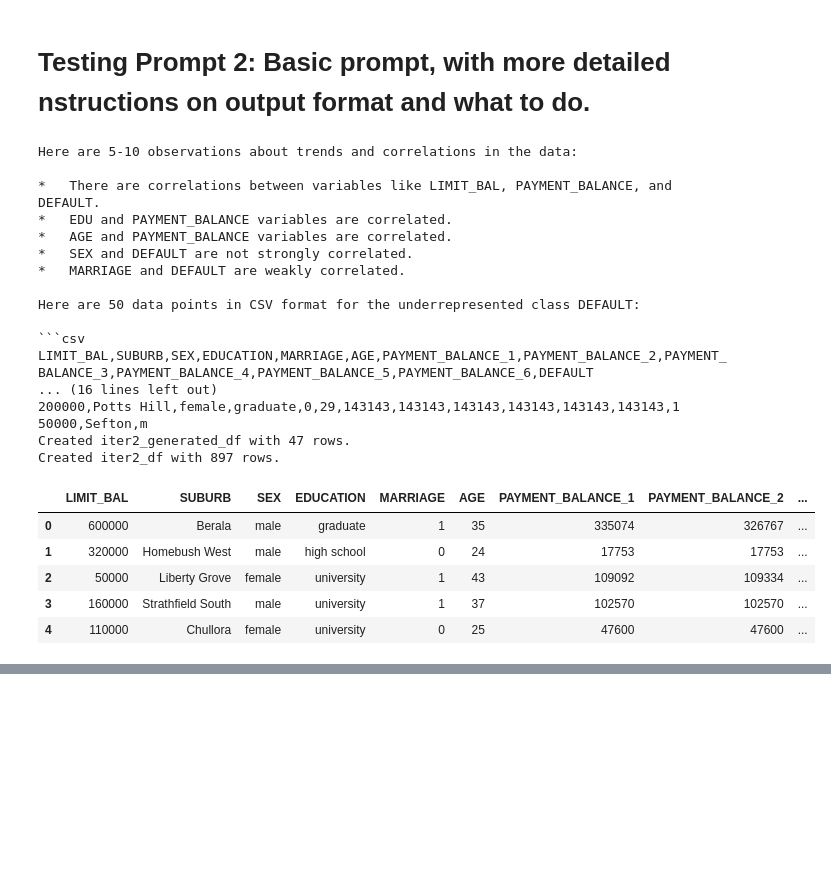
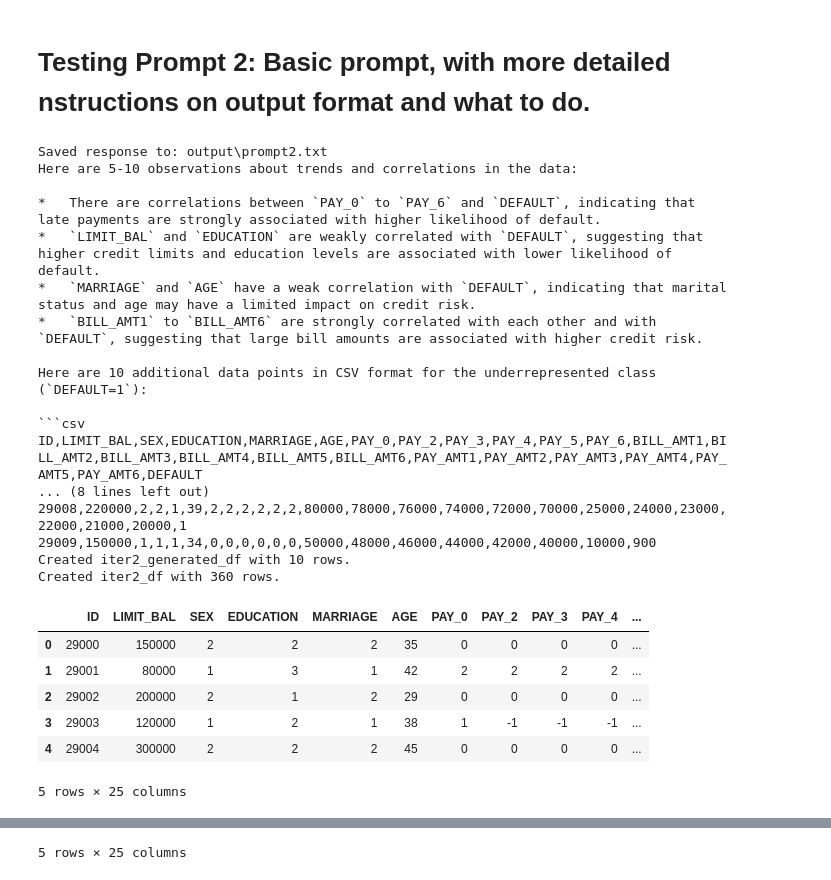
Before and after one commit to sydneycally-inclane-2812/gen-ai-prompt-evaluation, a Jupyter notebook: building-dataset.ipynb, the cells around one changed output, grey strips where cells are left out. Drawn from its saved outputs; the diff is of its cells as text; code cells hidden in the pictures; blank space fills up the shorter version.

````diff
--- a/building-dataset.ipynb
+++ b/building-dataset.ipynb
@@ -580,7 +608,7 @@ def evaluate_generated_data(real_df, generated_df, target_col="DEFAULT"):
 # %%
 # Sampling the dataset to simulate imbalance, targeting 30% of non-default.
 random_state = 42
-retain_nondefault_frac = 0.7
+retain_nondefault_frac = 0.75
 
 # Use balanced_df if available; otherwise fallback to clean_df.
 source_df = balanced_df.copy() if "balanced_df" in locals() else clean_df.copy()
@@ -767,7 +795,7 @@ def build_augmented_dataset(response_text, source_df, generated_name, combined_n
 # Testing prompt -1: The basic of basic prompts, literally zero instructions except doing this
 # %%
 # Testing baseline -1
-run_generation = False  # Set to False to skip API call
+run_generation = True  # Set to False to skip API call
 
 output_dir = "output"
 output_file = os.path.join(output_dir, "baseline-1.txt")
@@ -824,8 +852,8 @@ Can't load csv: No CSV code block found in LLM response.
 # %% [markdown]
 # Testing Prompt 0: Basic prompt, with more detailed nstructions on output format and what to do.
 # %%
-# Testing baseline -1
-run_generation = False  # Set to False to skip API call
+# Testing baseline 0
+run_generation = True  # Set to False to skip API call
 
 output_dir = "output"
 output_file = os.path.join(output_dir, "baseline0.txt")
@@ -840,7 +868,7 @@ if run_generation:
     """
     user_prompt = \
     f"""
-    Given this dataset, generate 50 additional data points in CSV format with the same columns.\n\n{data_csv}
+    Given this dataset, generate 10 additional data points in CSV format with the same columns.\n\n{data_csv}
 	"""
 
     response = generate_data(
@@ -904,7 +931,7 @@ if run_generation:
     """
     user_prompt = \
     f"""
-    Given this dataset, generate 50 additional data points in CSV format with the same columns.\n\n{data_csv}
+    Given this dataset, generate 10 additional data points in CSV format with the same columns.\n\n{data_csv}
 	"""
 
     response = generate_data(
@@ -970,54 +997,55 @@ if run_generation:
     """
     user_prompt = \
     f"""
-    Given this dataset, generate exactly 50 additional data points in CSV format, target variable is DEFAULT. Maintain syntactic compatibility.\n\n{data_csv}
+    Given this dataset, generate exactly 10 additional data points in CSV format, target variable is DEFAULT. Maintain syntactic compatibility.\n\n{data_csv}
 	"""
 
     response = generate_data(
         system_prompt=system_prompt,
         prompt=user_prompt,
         model="meta-llama/llama-4-scout-17b-16e-instruct",
         max_tokens=8192,
     )
     with open(output_file, "w", encoding="utf-8") as f:
         f.write(response)
     print(f"Saved response to: {output_file}")
 
 # Read latest saved output (if present) and build appended dataset.
 try:
     with open(output_file, "r", encoding="utf-8") as f:
         response = f.read()
     print(response[:2000])  # Print head to keep output manageable.
     iter2_generated_df, iter2_df = build_augmented_dataset(
         response_text=response,
         source_df=imbalanced_df,
         generated_name="iter2_generated_df",
         combined_name="iter2_df",
     )
 except Exception as e:
     print("ERROR")
     print("Can't load csv:", e)
 # %% [output]
+Saved response to: output\prompt2.txt
 Here are 5-10 observations about trends and correlations in the data:
 
-*   There are correlations between variables like LIMIT_BAL, PAYMENT_BALANCE, and DEFAULT.
-*   EDU and PAYMENT_BALANCE variables are correlated.
-*   AGE and PAYMENT_BALANCE variables are correlated.
-*   SEX and DEFAULT are not strongly correlated.
-*   MARRIAGE and DEFAULT are weakly correlated.
+*   There are correlations between `PAY_0` to `PAY_6` and `DEFAULT`, indicating that late payments are strongly associated with higher likelihood of default.
+*   `LIMIT_BAL` and `EDUCATION` are weakly correlated with `DEFAULT`, suggesting that higher credit limits and education levels are associated with lower likelihood of default.
+*   `MARRIAGE` and `AGE` have a weak correlation with `DEFAULT`, indicating that marital status and age may have a limited impact on credit risk.
+*   `BILL_AMT1` to `BILL_AMT6` are strongly correlated with each other and with `DEFAULT`, suggesting that large bill amounts are associated with higher credit risk.
 
-Here are 50 data points in CSV format for the underrepresented class DEFAULT:
+Here are 10 additional data points in CSV format for the underrepresented class (`DEFAULT=1`):
 
 ```csv
-LIMIT_BAL,SUBURB,SEX,EDUCATION,MARRIAGE,AGE,PAYMENT_BALANCE_1,PAYMENT_BALANCE_2,PAYMENT_BALANCE_3,PAYMENT_BALANCE_4,PAYMENT_BALANCE_5,PAYMENT_BALANCE_6,DEFAULT
-... (16 lines left out)
-200000,Potts Hill,female,graduate,0,29,143143,143143,143143,143143,143143,143143,1
-50000,Sefton,m
-Created iter2_generated_df with 47 rows.
-Created iter2_df with 897 rows.
+ID,LIMIT_BAL,SEX,EDUCATION,MARRIAGE,AGE,PAY_0,PAY_2,PAY_3,PAY_4,PAY_5,PAY_6,BILL_AMT1,BILL_AMT2,BILL_AMT3,BILL_AMT4,BILL_AMT5,BILL_AMT6,PAY_AMT1,PAY_AMT2,PAY_AMT3,PAY_AMT4,PAY_AMT5,PAY_AMT6,DEFAULT
+... (8 lines left out)
+29008,220000,2,2,1,39,2,2,2,2,2,2,80000,78000,76000,74000,72000,70000,25000,24000,23000,22000,21000,20000,1
+29009,150000,1,1,1,34,0,0,0,0,0,0,50000,48000,46000,44000,42000,40000,10000,900
+Created iter2_generated_df with 10 rows.
+Created iter2_df with 360 rows.
-|  | LIMIT_BAL | SUBURB | SEX | EDUCATION | MARRIAGE | AGE | PAYMENT_BALANCE_1 | PAYMENT_BALANCE_2 | ... |
-| 0 | 600000 | Berala | male | graduate | 1 | 35 | 335074 | 326767 | ... |
-| 1 | 320000 | Homebush West | male | high school | 0 | 24 | 17753 | 17753 | ... |
-| 2 | 50000 | Liberty Grove | female | university | 1 | 43 | 109092 | 109334 | ... |
-| 3 | 160000 | Strathfield South | male | university | 1 | 37 | 102570 | 102570 | ... |
-| 4 | 110000 | Chullora | female | university | 0 | 25 | 47600 | 47600 | ... |
+|  | ID | LIMIT_BAL | SEX | EDUCATION | MARRIAGE | AGE | PAY_0 | PAY_2 | PAY_3 | PAY_4 | ... |
+| 0 | 29000 | 150000 | 2 | 2 | 2 | 35 | 0 | 0 | 0 | 0 | ... |
+| 1 | 29001 | 80000 | 1 | 3 | 1 | 42 | 2 | 2 | 2 | 2 | ... |
+| 2 | 29002 | 200000 | 2 | 1 | 2 | 29 | 0 | 0 | 0 | 0 | ... |
+| 3 | 29003 | 120000 | 1 | 2 | 1 | 38 | 1 | -1 | -1 | -1 | ... |
+| 4 | 29004 | 300000 | 2 | 2 | 2 | 45 | 0 | 0 | 0 | 0 | ... |
+5 rows × 25 columns
@@ -1029,0 +1058 @@ Created iter2_df with 897 rows.
+5 rows × 25 columns
````
Also changed, not shown: parts of 10 cells of this notebook, 4 other files.
